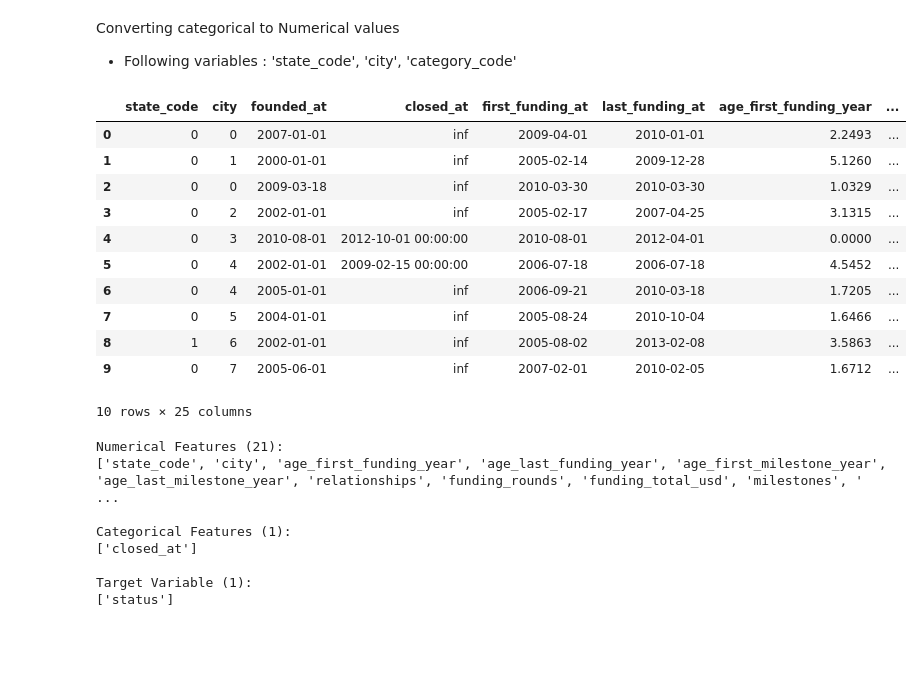
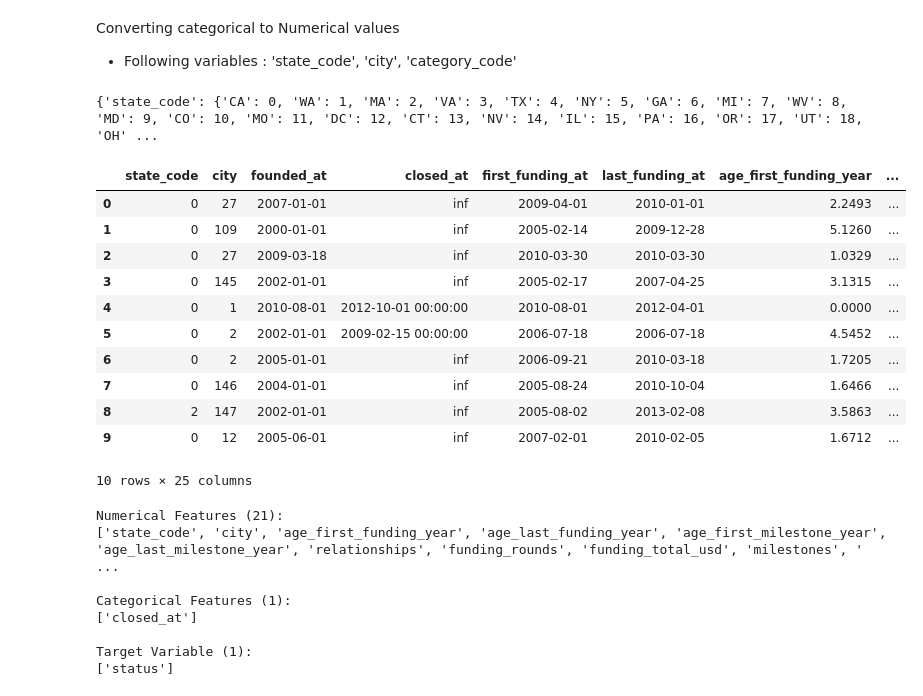
Before and after one commit to GabrielaArzateR/Predicting_startup_succes-, a Jupyter notebook: notebook/data_exploratio.ipynb, the cells around one changed output. Cells and saved outputs as stored; diff of their text form; code cells hidden in the pictures; blank space fills up the shorter version.

```diff
--- a/notebook/data_exploratio.ipynb
+++ b/notebook/data_exploratio.ipynb
@@ -171,9 +171,9 @@ is_acquired                   0
 dtype: int64
 # %%
 # 2. Impute missing values with 0 to 'age_first_milestone_year'
-clean_data['age_first_milestone_year'].fillna(-1, inplace=True)
+data_df['age_first_milestone_year'].fillna(-1, inplace=True)
 # 3. Impute missing values with 0 to 'age_last_milestone_year'
-clean_data['age_last_milestone_year'].fillna(-1, inplace=True)
+data_df['age_last_milestone_year'].fillna(-1, inplace=True)
 # %% [markdown]
 **General Changes:*
 
@@ -261,2 +216,8 @@ Name: 675, dtype: object
 # %% [markdown]
 BEFORE
+# %%
+# Sort DataFrame by 'closed_at' in ascending order
+data_df = data_df.sort_values(by='closed_at', ascending=False)
+
+# Display the first 10 rows
+print(data_df.head(10))
@@ -281,7 +260,7 @@ Converting Datetime to Numerical values
 - Following variables : 'founded_at', 'closed_at', 'first_funding_at', 'last_funding_at'
 # %%
 # Assuming your_data_df is your main DataFrame
-data_df = clean_data
+data_df = data_df
 
 # List of date columns
 date_columns = ['founded_at','closed_at', 'first_funding_at', 'last_funding_at']
@@ -290,11 +269,12 @@ date_columns = ['founded_at','closed_at', 'first_funding_at', 'last_funding_at']
 for date_column in date_columns:
     data_df[date_column] = pd.to_datetime(data_df[date_column], errors='coerce')
 
-# Sort DataFrame by 'closed_at' in descending order (keeping the same order as excel)
-data_df.sort_values(by='closed_at')
+# Sort DataFrame by 'closed_at' in descending order
+data_df = data_df.sort_values(by='closed_at' )
 
 # Find the last closing date
 last_closed_date = data_df['closed_at'].dropna().iloc[0]
+print(last_closed_date)
 
 # Create a temporary variable 'closed_temp' with the non-null values of 'closed_at'
 closed_temp = data_df['closed_at'].copy()
@@ -303,12 +283,7 @@ closed_temp = data_df['closed_at'].copy()
 closed_temp.fillna(last_closed_date, inplace=True)
 
 # Calculate the relative age based on 'founded_at' and 'closed_temp'
-data_df['age'] = (closed_temp - data_df['founded_at']).dt.days
+data_df['age'] = ((closed_temp - data_df['founded_at']).dt.days / 365.25).round(4)
 
 # Replace missing values in the original 'closed_at' with infinity
 data_df['closed_at'].fillna(float('inf'), inplace=True)
-
-# Convert datetime to timestamp (numerical) in years
-#Timestamp("1970-01-01" = setting a universal starting time
-# for date_column in date_columns:
-#     data_df[date_column] = (data_df[date_column] - pd.Timestamp("1970-01-01")) // pd.Timedelta('365.25D')
@@ -333,34 +315,42 @@ data_df.head(10)
 Converting categorical to Numerical values
 - Following variables : 'state_code', 'city', 'category_code'
 # %%
-import pandas as pd
-
 # List of categorical columns
 categorical_columns = ['state_code', 'city', 'category_code']
 
+# Dictionary to store mappings
+column_mappings = {}
+
 # Create a function to generate mappings
 def create_mapping(column):
-    unique_values = clean_data[column].unique()
+    unique_values = data_df[column].unique()
     mapping = {value: i for i, value in enumerate(unique_values)}
     return mapping
 
 # Apply mapping for each categorical column
 for column in categorical_columns:
     mapping = create_mapping(column)
-    clean_data[column] = clean_data[column].map(mapping)
+    data_df[column] = data_df[column].map(mapping)
+    # Save mapping in the dictionary
+    column_mappings[column] = mapping
+
+# Now, column_mappings contains the desired dictionary structure
+print(column_mappings)
+# %% [output]
+{'state_code': {'CA': 0, 'WA': 1, 'MA': 2, 'VA': 3, 'TX': 4, 'NY': 5, 'GA': 6, 'MI': 7, 'WV': 8, 'MD': 9, 'CO': 10, 'MO': 11, 'DC': 12, 'CT': 13, 'NV': 14, 'IL': 15, 'PA': 16, 'OR': 17, 'UT': 18, 'OH' ...
 # %%
-clean_data.head(10)
+data_df.sort_index().head(10)
 # %% [output]
 |  | state_code | city | founded_at | closed_at | first_funding_at | last_funding_at | age_first_funding_year | ... |
-| 0 | 0 | 0 | 2007-01-01 | inf | 2009-04-01 | 2010-01-01 | 2.2493 | ... |
-| 1 | 0 | 1 | 2000-01-01 | inf | 2005-02-14 | 2009-12-28 | 5.1260 | ... |
-| 2 | 0 | 0 | 2009-03-18 | inf | 2010-03-30 | 2010-03-30 | 1.0329 | ... |
-| 3 | 0 | 2 | 2002-01-01 | inf | 2005-02-17 | 2007-04-25 | 3.1315 | ... |
-| 4 | 0 | 3 | 2010-08-01 | 2012-10-01 00:00:00 | 2010-08-01 | 2012-04-01 | 0.0000 | ... |
-| 5 | 0 | 4 | 2002-01-01 | 2009-02-15 00:00:00 | 2006-07-18 | 2006-07-18 | 4.5452 | ... |
-| 6 | 0 | 4 | 2005-01-01 | inf | 2006-09-21 | 2010-03-18 | 1.7205 | ... |
-| 7 | 0 | 5 | 2004-01-01 | inf | 2005-08-24 | 2010-10-04 | 1.6466 | ... |
-| 8 | 1 | 6 | 2002-01-01 | inf | 2005-08-02 | 2013-02-08 | 3.5863 | ... |
-| 9 | 0 | 7 | 2005-06-01 | inf | 2007-02-01 | 2010-02-05 | 1.6712 | ... |
+| 0 | 0 | 27 | 2007-01-01 | inf | 2009-04-01 | 2010-01-01 | 2.2493 | ... |
+| 1 | 0 | 109 | 2000-01-01 | inf | 2005-02-14 | 2009-12-28 | 5.1260 | ... |
+| 2 | 0 | 27 | 2009-03-18 | inf | 2010-03-30 | 2010-03-30 | 1.0329 | ... |
+| 3 | 0 | 145 | 2002-01-01 | inf | 2005-02-17 | 2007-04-25 | 3.1315 | ... |
+| 4 | 0 | 1 | 2010-08-01 | 2012-10-01 00:00:00 | 2010-08-01 | 2012-04-01 | 0.0000 | ... |
+| 5 | 0 | 2 | 2002-01-01 | 2009-02-15 00:00:00 | 2006-07-18 | 2006-07-18 | 4.5452 | ... |
+| 6 | 0 | 2 | 2005-01-01 | inf | 2006-09-21 | 2010-03-18 | 1.7205 | ... |
+| 7 | 0 | 146 | 2004-01-01 | inf | 2005-08-24 | 2010-10-04 | 1.6466 | ... |
+| 8 | 2 | 147 | 2002-01-01 | inf | 2005-08-02 | 2013-02-08 | 3.5863 | ... |
+| 9 | 0 | 12 | 2005-06-01 | inf | 2007-02-01 | 2010-02-05 | 1.6712 | ... |
 10 rows × 25 columns
 # %%
```
Also changed, not shown: parts of 29 cells of this notebook.
